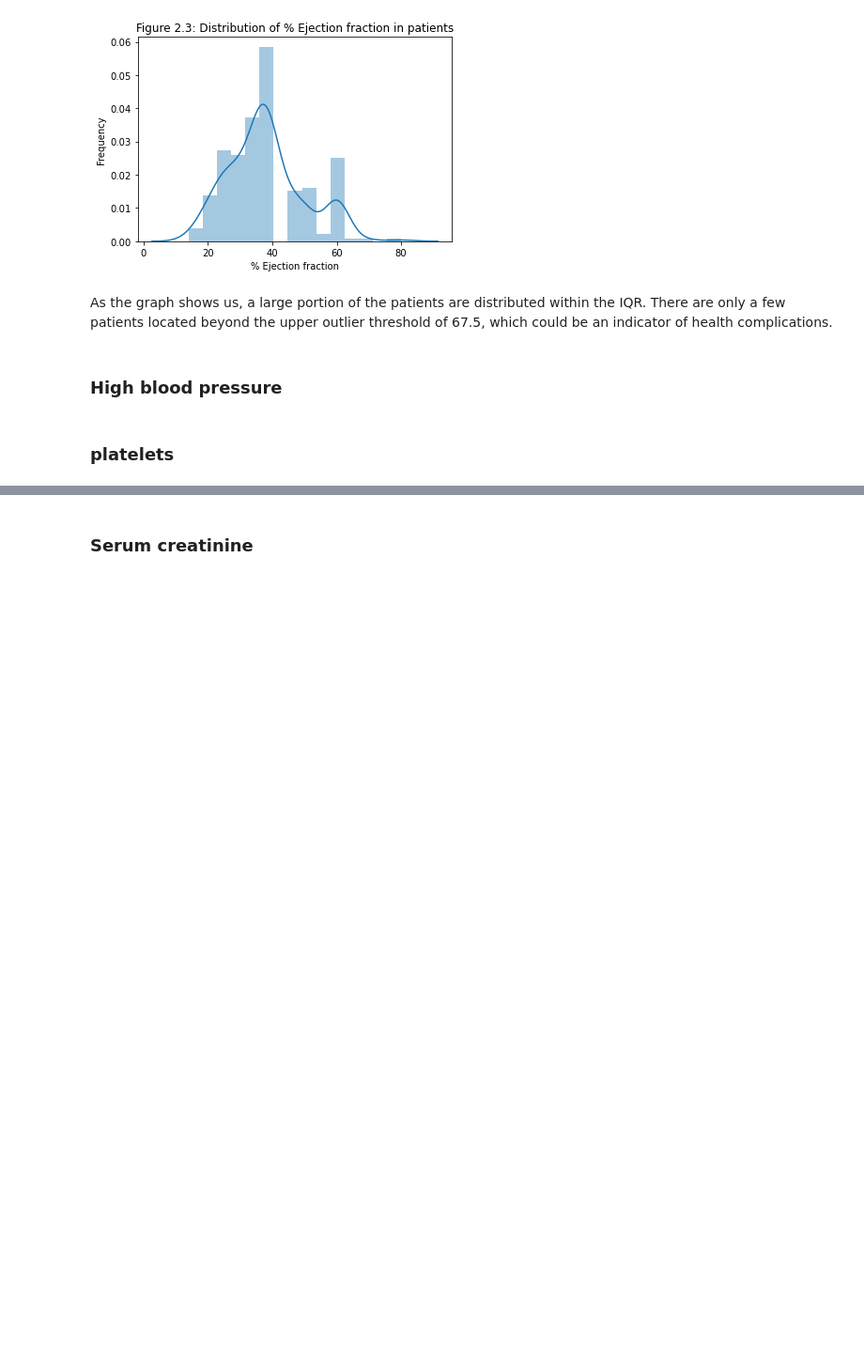
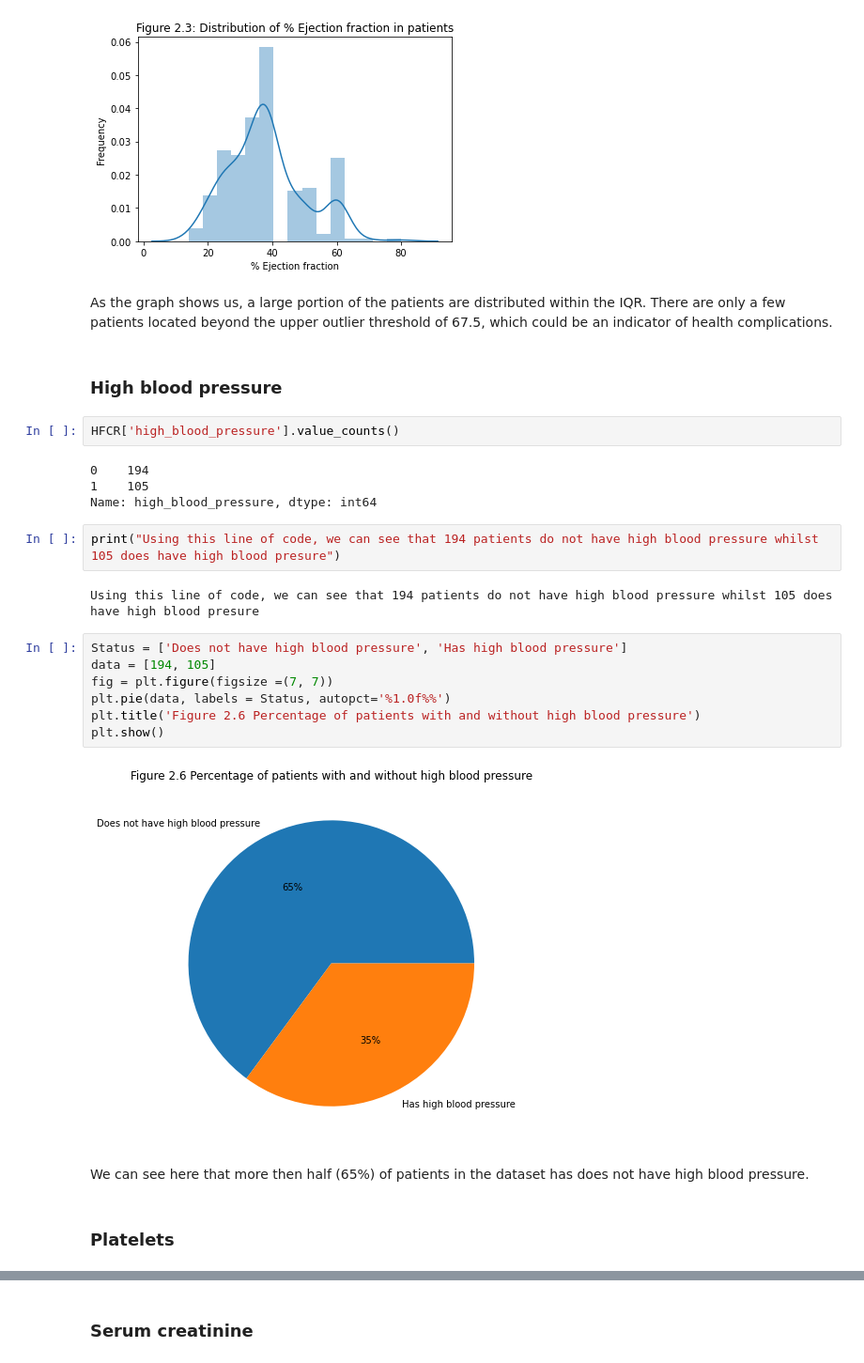
Before and after one commit to Ghost-Recon131/PDS-Assignment2, a Jupyter notebook: assignment2.ipynb, the cells around one changed output, grey strips where cells are left out. Shown: that part at 94% size. Cells and saved outputs as stored; diff of their text form; blank space fills up the shorter version.

```diff
--- a/assignment2.ipynb
+++ b/assignment2.ipynb
@@ -550,5 +550,26 @@ As the graph shows us, a large portion of the patients are distributed within th
 located beyond the upper outlier threshold of 67.5, which could be an indicator of health complications.
 # %% [markdown]
 ### High blood pressure
+# %%
+HFCR['high_blood_pressure'].value_counts()
+# %% [output]
+0    194
+1    105
+Name: high_blood_pressure, dtype: int64
+# %%
+print("Using this line of code, we can see that 194 patients do not have high blood pressure whilst 105 does have high blood presure")
+# %% [output]
+Using this line of code, we can see that 194 patients do not have high blood pressure whilst 105 does have high blood presure
+# %%
+Status = ['Does not have high blood pressure', 'Has high blood pressure']
+data = [194, 105]
+fig = plt.figure(figsize =(7, 7))
+plt.pie(data, labels = Status, autopct='%1.0f%%')
+plt.title('Figure 2.6 Percentage of patients with and without high blood pressure')
+plt.show()
+# %% [output]
+[figure, added]
+# %% [markdown]
+We can see here that more then half (65%) of patients in the dataset has does not have high blood pressure.
 # %% [markdown]
-### platelets
+### Platelets
```
Also changed, not shown: parts of 105 cells of this notebook, 2 other files.
